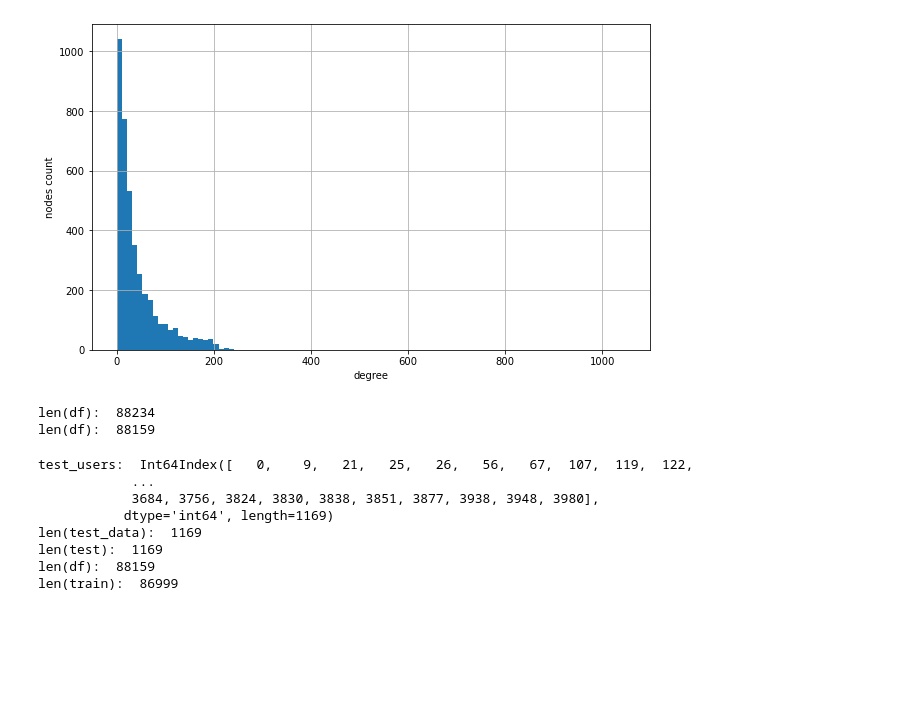
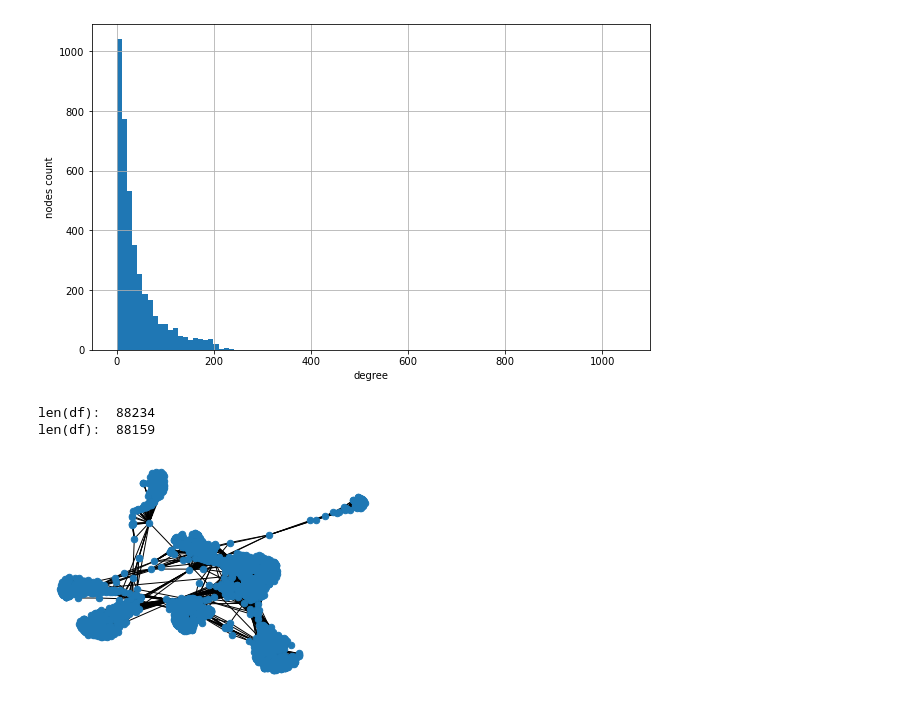
Before and after one commit to andompesta/ComE, a Jupyter notebook: notebooks/facebook/input.ipynb, the cells around one changed output. Drawn from its saved outputs; the diff is of its cells as text; code cells hidden in the pictures; blank space fills up the shorter version.

Commit message:
plot graph

```diff
--- a/notebooks/facebook/input.ipynb
+++ b/notebooks/facebook/input.ipynb
@@ -75,3 +79,10 @@ len(df):  88159
+# %%
+# plot graph
+plt.axis("off")
+nx.draw_networkx(G, with_labels=False, node_size=42)
+plt.savefig('./graph_facebook.png')
+# %% [output]
+[figure, added]
 # %%
 # recommend only for users with ≥50 friends
 np.random.seed(333)
@@ -80,9 +91,6 @@ test_data = []
 # test_users have ≥50 friends
 test_users = counts[counts >= 50].index
 print("test_users: ", test_users)
-
-# networkx graph of df
-G = nx.from_pandas_edgelist(df, "u", "v")
 
 # generate n test edges for each test user
 n = 1
@@ -104,15 +112,6 @@ test_sorted = pd.DataFrame.from_records([sorted(e) for e in test_data], columns=
 train = pd.concat([df, test_sorted]).drop_duplicates(keep=False)
 print("len(train): ", len(train))
 # length of train and test do not need to equal to length of df, because edges can be in test twice
-# %% [output]
-test_users:  Int64Index([   0,    9,   21,   25,   26,   56,   67,  107,  119,  122,
-            ...
-            3684, 3756, 3824, 3830, 3838, 3851, 3877, 3938, 3948, 3980],
-           dtype='int64', length=1169)
-len(test_data):  1169
-len(test):  1169
-len(df):  88159
-len(train):  86999
 # %%
 # save train and test csvs
 train.to_csv("../../data/facebook/facebook.csv")
```
Also changed, not shown: parts of 4 cells of this notebook, 1 other file.
